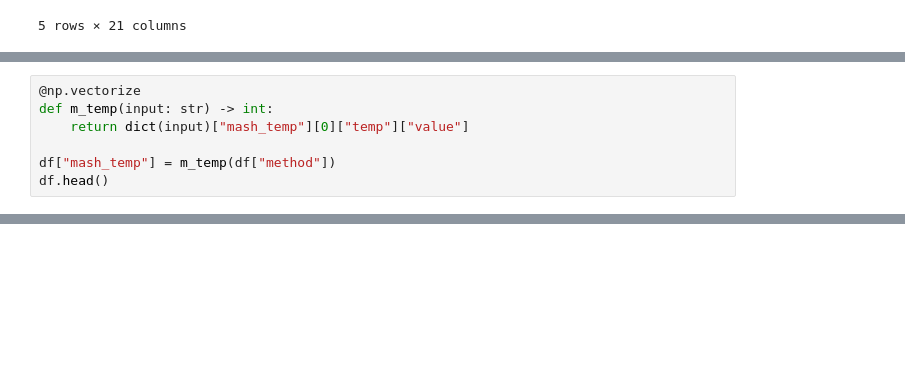
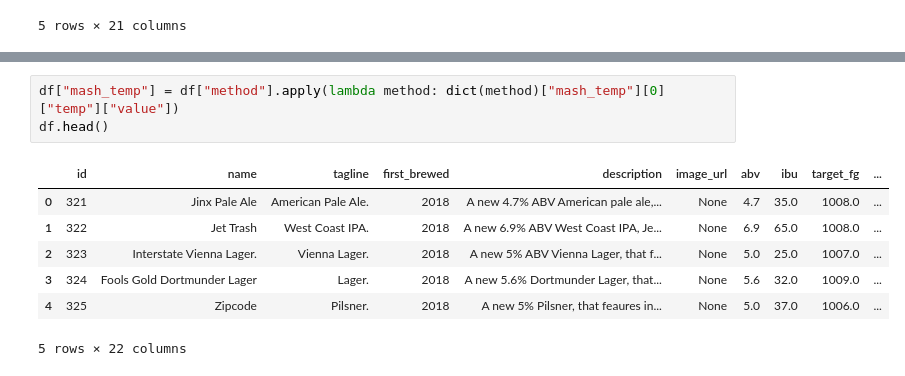
Before and after one commit to sprogl/marketing_automation_challenge, a Jupyter notebook: main.ipynb, the cells around one changed output, grey strips where cells are left out. Saved outputs shown, nothing was run; the diff lists cells and outputs as text; blank space fills up the shorter version.

```diff
--- a/main.ipynb
+++ b/main.ipynb
@@ -70,7 +73,0 @@ df.head()
-# %%
-@np.vectorize
-def m_temp(input: str) -> int:
-    return dict(input)["mash_temp"][0]["temp"]["value"]
-
-df["mash_temp"] = m_temp(df["method"])
-df.head()
@@ -85,3 +74,14 @@ df.head()
+# %%
+df["mash_temp"] = df["method"].apply(lambda method: dict(method)["mash_temp"][0]["temp"]["value"])
+df.head()
+# %% [output]
+|  | id | name | tagline | first_brewed | description | image_url | abv | ibu | target_fg | ... |
+| 0 | 321 | Jinx Pale Ale | American Pale Ale. | 2018 | A new 4.7% ABV American pale ale,... | None | 4.7 | 35.0 | 1008.0 | ... |
+| 1 | 322 | Jet Trash | West Coast IPA. | 2018 | A new 6.9% ABV West Coast IPA, Je... | None | 6.9 | 65.0 | 1008.0 | ... |
+| 2 | 323 | Interstate Vienna Lager. | Vienna Lager. | 2018 | A new 5% ABV Vienna Lager, that f... | None | 5.0 | 25.0 | 1007.0 | ... |
+| 3 | 324 | Fools Gold Dortmunder Lager | Lager. | 2018 | A new 5.6% Dortmunder Lager, that... | None | 5.6 | 32.0 | 1009.0 | ... |
+| 4 | 325 | Zipcode | Pilsner. | 2018 | A new 5% Pilsner, that feaures in... | None | 5.0 | 37.0 | 1006.0 | ... |
+5 rows × 22 columns
 # %%
 list_of_foods = ["chicken", "cheese", "chocolate"]
 beer_map = {}
```
Also changed, not shown: parts of 6 cells of this notebook, 2 other files.
